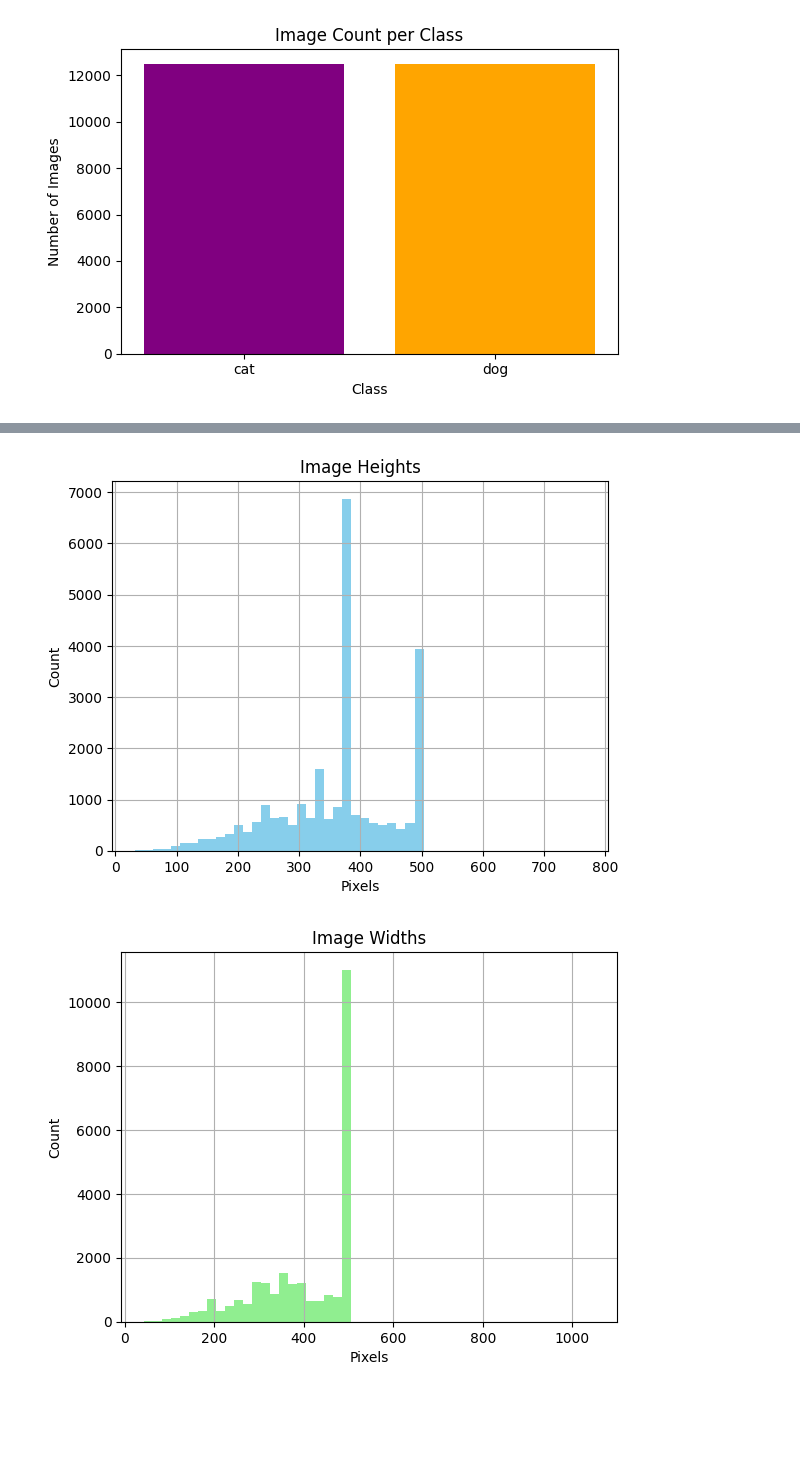
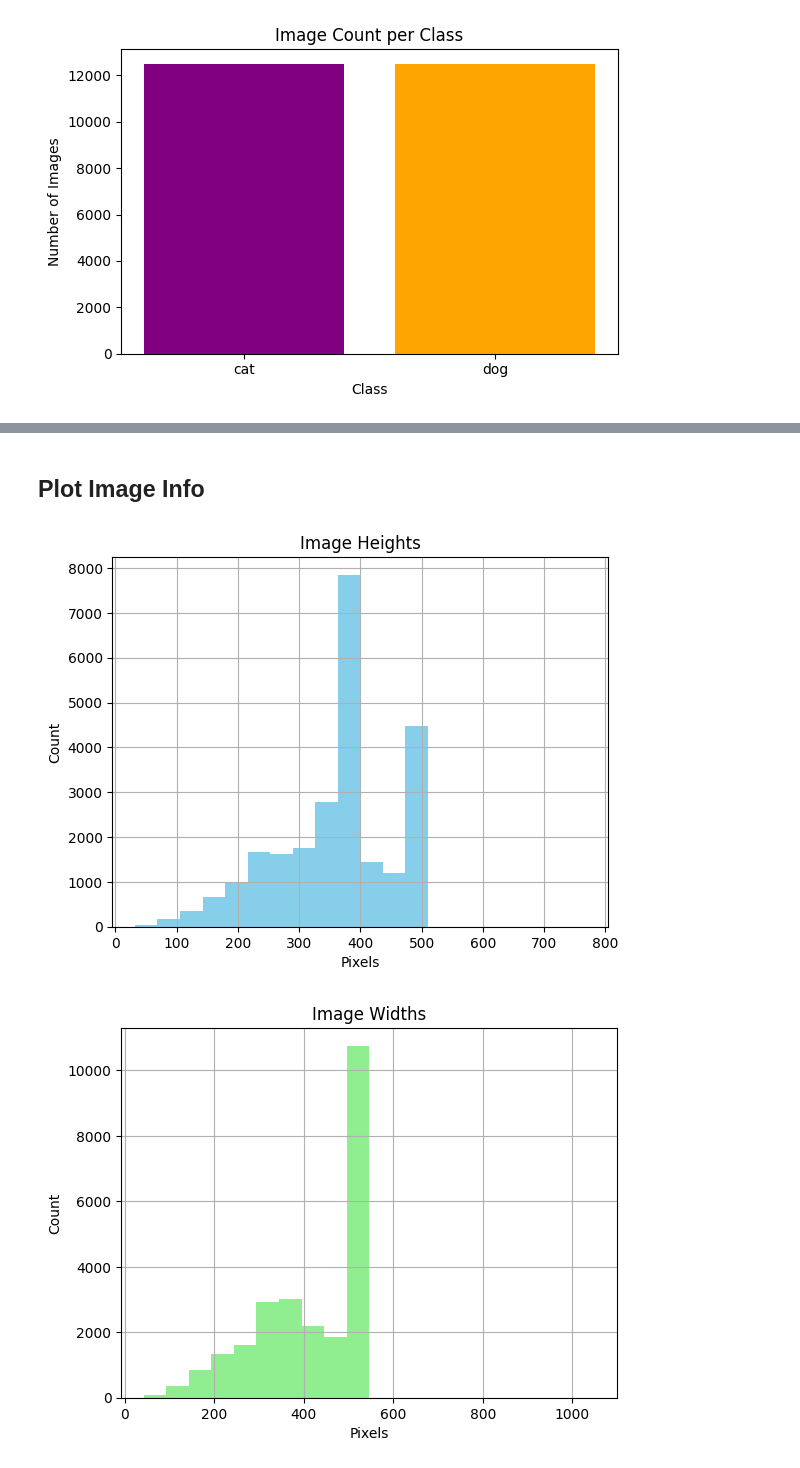
Before and after one commit to anamkhan12345/AnamKhan, a Jupyter notebook: cat_dog_CNN.ipynb, the cells around one changed output, grey strips where cells are left out. Saved outputs shown, nothing was run; the diff lists cells and outputs as text; code cells hidden in the pictures; blank space fills up the shorter version.

```diff
--- a/cat_dog_CNN.ipynb
+++ b/cat_dog_CNN.ipynb
@@ -171,28 +172,30 @@ Shape:
 50%      374.000000    447.00000       3.0
 75%      421.000000    499.00000       3.0
 max      768.000000   1050.00000       3.0
+# %% [markdown]
+## Plot Image Info
 # %%
 # Plots
-bins = 50
+bins = 20
 
 df['height'].hist(bins=bins, color='skyblue')
 plt.title("Image Heights")
 plt.xlabel("Pixels")
 plt.ylabel("Count")
 plt.show()
 
 df['width'].hist(bins=bins, color='lightgreen')
 plt.title("Image Widths")
 plt.xlabel("Pixels")
 plt.ylabel("Count")
 plt.show()
 
 df['channels'].value_counts().plot(kind='bar', color='salmon')
 plt.title("Channel Counts")
 plt.xlabel("Channels")
 plt.ylabel("Count")
 plt.show()
 # %% [output]
-[figure, old version]
+[figure, new version]
-[figure, old version]
+[figure, new version]
 [figure]
```
Also changed, not shown: parts of 6 cells of this notebook.
